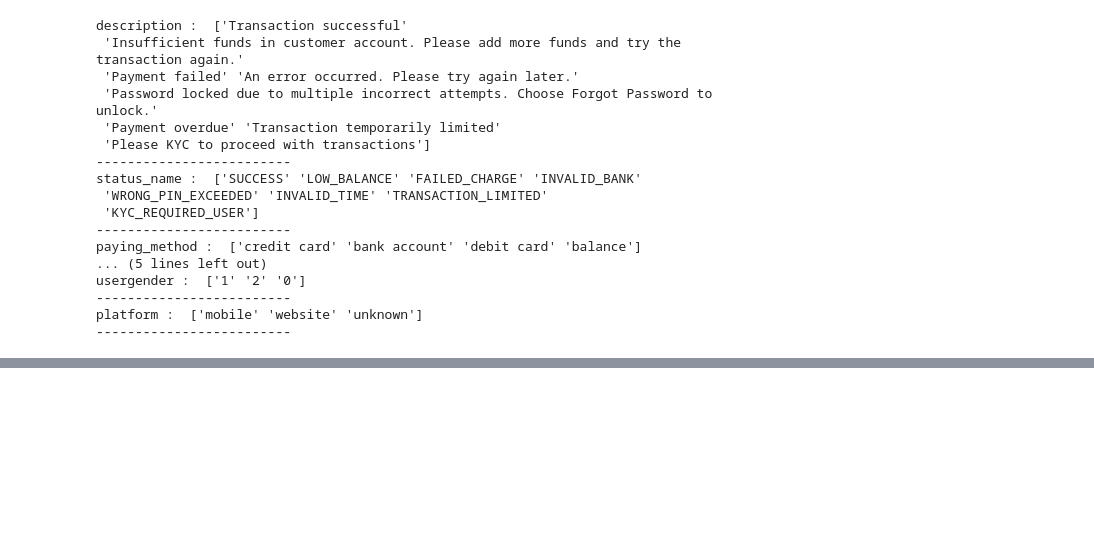
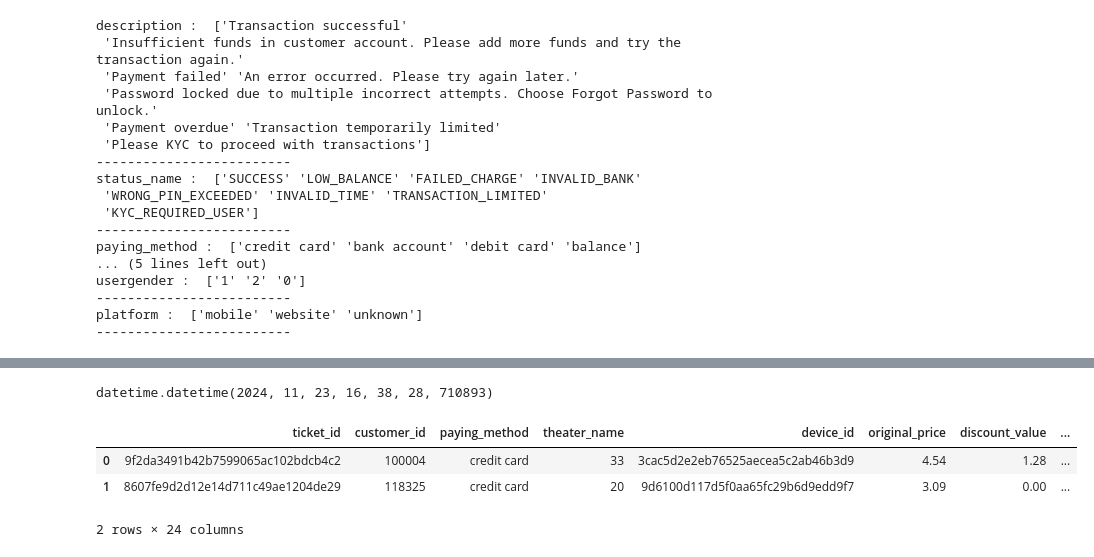
Before and after one commit to DucD0610/HOYTS-Cinema-Ticket-Sales-Analysis, a Jupyter notebook: Capstone project/captone project.ipynb, the cells around one changed output, grey strips where cells are left out. Saved outputs shown, nothing was run; the diff lists cells and outputs as text; code cells hidden in the pictures; blank space fills up the shorter version.

```diff
--- a/Capstone project/captone project.ipynb
+++ b/Capstone project/captone project.ipynb
@@ -475,0 +484,4 @@ platform :  ['mobile' 'website' 'unknown']
+# %%
+current_date
+# %% [output]
+datetime.datetime(2024, 11, 23, 16, 38, 28, 710893)
@@ -475,0 +492,7 @@ platform :  ['mobile' 'website' 'unknown']
+# %%
+df_join_all.head(2)
+# %% [output]
+|  | ticket_id | customer_id | paying_method | theater_name | device_id | original_price | discount_value | ... |
+| 0 | 9f2da3491b42b7599065ac102bdcb4c2 | 100004 | credit card | 33 | 3cac5d2e2eb76525aecea5c2ab46b3d9 | 4.54 | 1.28 | ... |
+| 1 | 8607fe9d2d12e14d711c49ae1204de29 | 118325 | credit card | 20 | 9d6100d117d5f0aa65fc29b6d9edd9f7 | 3.09 | 0.00 | ... |
+2 rows × 24 columns
```
Also changed, not shown: parts of 8 cells of this notebook.
